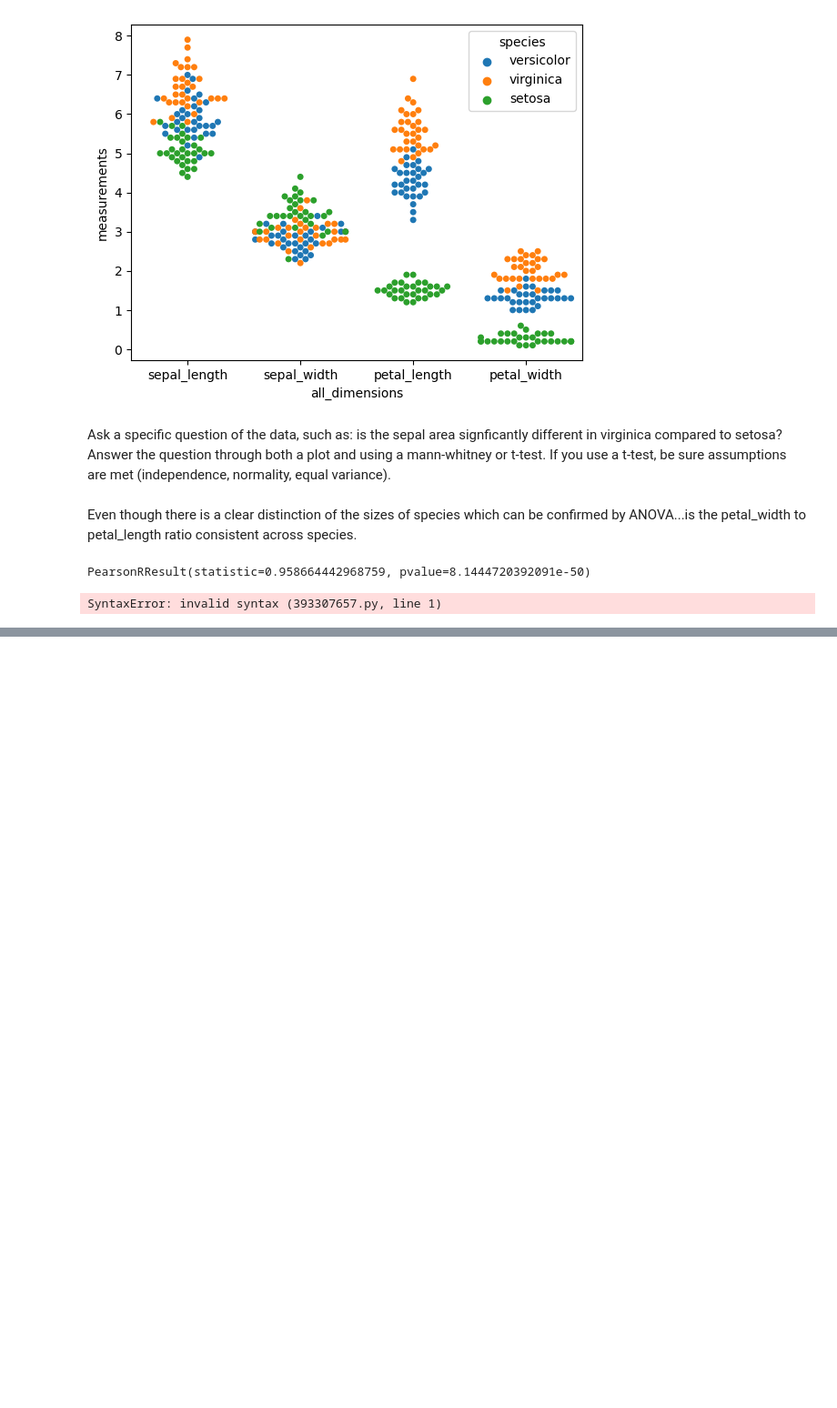
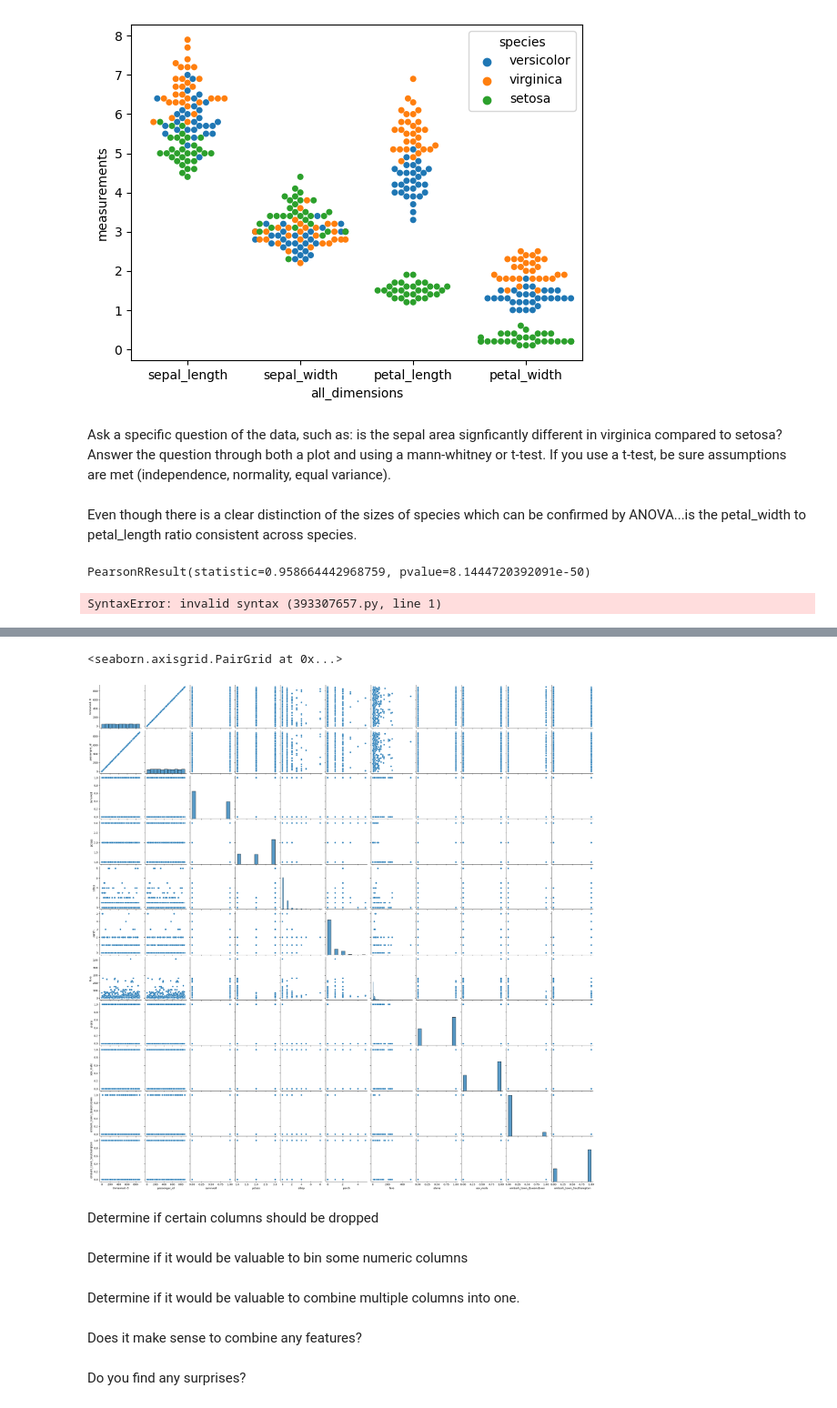
Before and after one commit to Alfred-W-S-Pirovits-Jr/classification-exercises, a Jupyter notebook: classification_exercises.ipynb, the cells around one changed output, grey strips where cells are left out. Shown at 91% size. Saved outputs shown, nothing was run; the diff lists cells and outputs as text; code cells hidden in the pictures; blank space fills up the shorter version.

```diff
--- a/classification_exercises.ipynb
+++ b/classification_exercises.ipynb
@@ -1188,0 +1205,15 @@ SyntaxError: invalid syntax (393307657.py, line 1)
+# %%
+sns.pairplot(titanic_train)
+# %% [output]
+<seaborn.axisgrid.PairGrid at 0x...>
+[figure, added]
+# %% [markdown]
+Determine if certain columns should be dropped
+# %% [markdown]
+Determine if it would be valuable to bin some numeric columns
+# %% [markdown]
+Determine if it would be valuable to combine multiple columns into one.
+# %% [markdown]
+Does it make sense to combine any features?
+# %% [markdown]
+Do you find any surprises?
```
Also changed, not shown: parts of 27 cells of this notebook.
